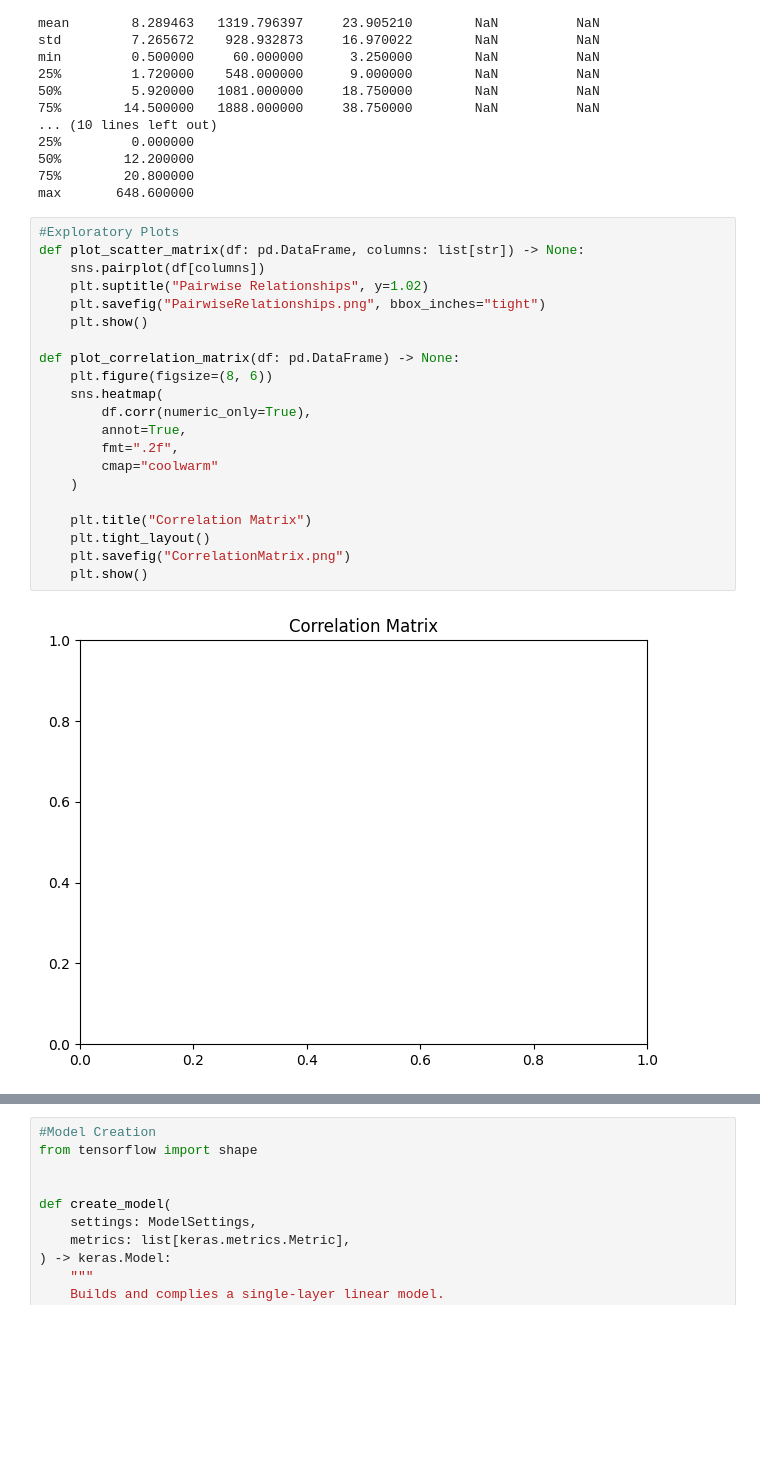
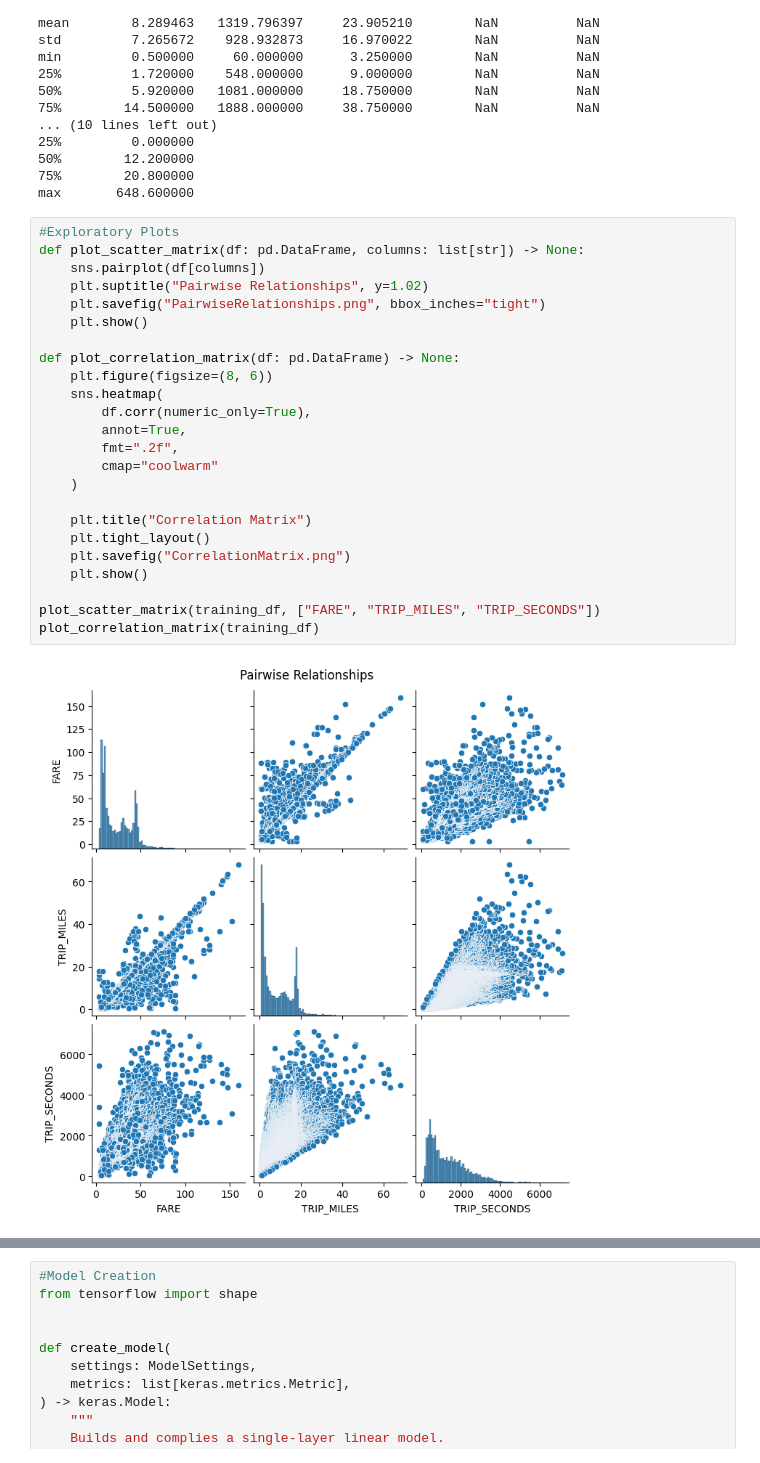
Before and after one commit to godfredmills-ctrl/PredictingChicagoTaxiFare, a Jupyter notebook: ChicagoTaxiFare.ipynb, the cells around one changed output, grey strips where cells are left out. Drawn from its saved outputs; the diff is of its cells as text; blank space fills up the shorter version.

```diff
--- a/ChicagoTaxiFare.ipynb
+++ b/ChicagoTaxiFare.ipynb
@@ -71,23 +71,26 @@ max       648.600000
 # %%
 #Exploratory Plots
 def plot_scatter_matrix(df: pd.DataFrame, columns: list[str]) -> None:
     sns.pairplot(df[columns])
     plt.suptitle("Pairwise Relationships", y=1.02)
     plt.savefig("PairwiseRelationships.png", bbox_inches="tight")
     plt.show()
 
 def plot_correlation_matrix(df: pd.DataFrame) -> None:
     plt.figure(figsize=(8, 6))
     sns.heatmap(
         df.corr(numeric_only=True),
         annot=True,
         fmt=".2f",
         cmap="coolwarm"
     )
 
     plt.title("Correlation Matrix")
     plt.tight_layout()
     plt.savefig("CorrelationMatrix.png")
     plt.show()
+
+plot_scatter_matrix(training_df, ["FARE", "TRIP_MILES", "TRIP_SECONDS"])
+plot_correlation_matrix(training_df)
 # %% [output]
-[figure, old version]
+[figure, new version]
```
Also changed, not shown: parts of 1 cell of this notebook.
